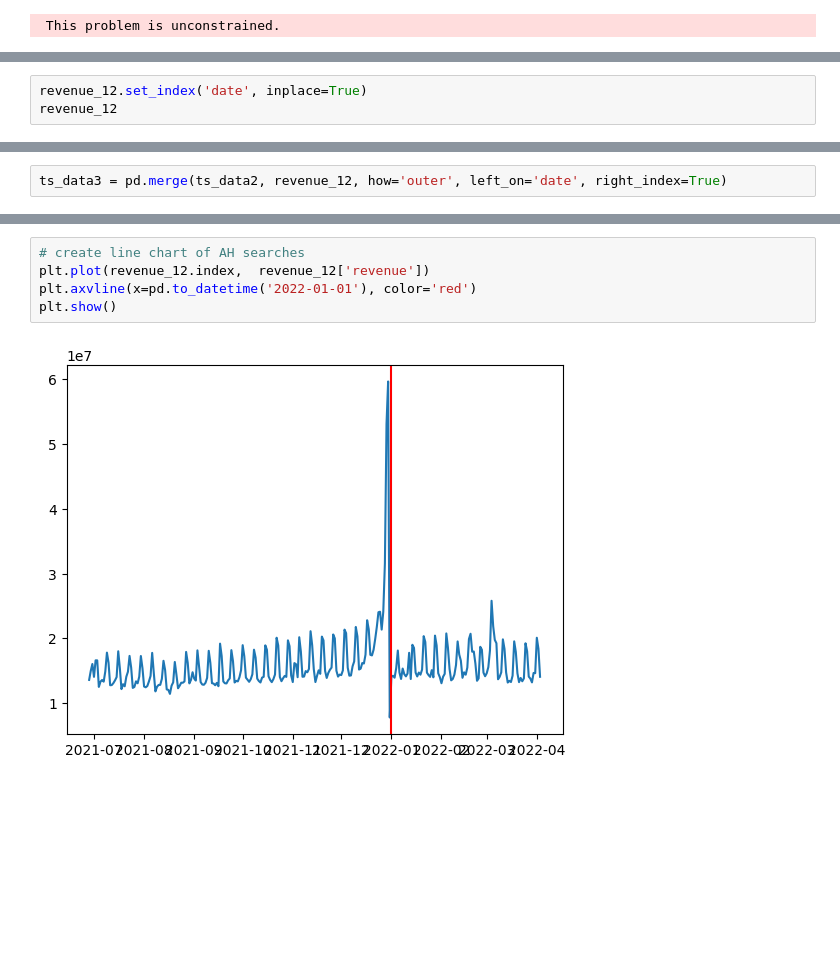
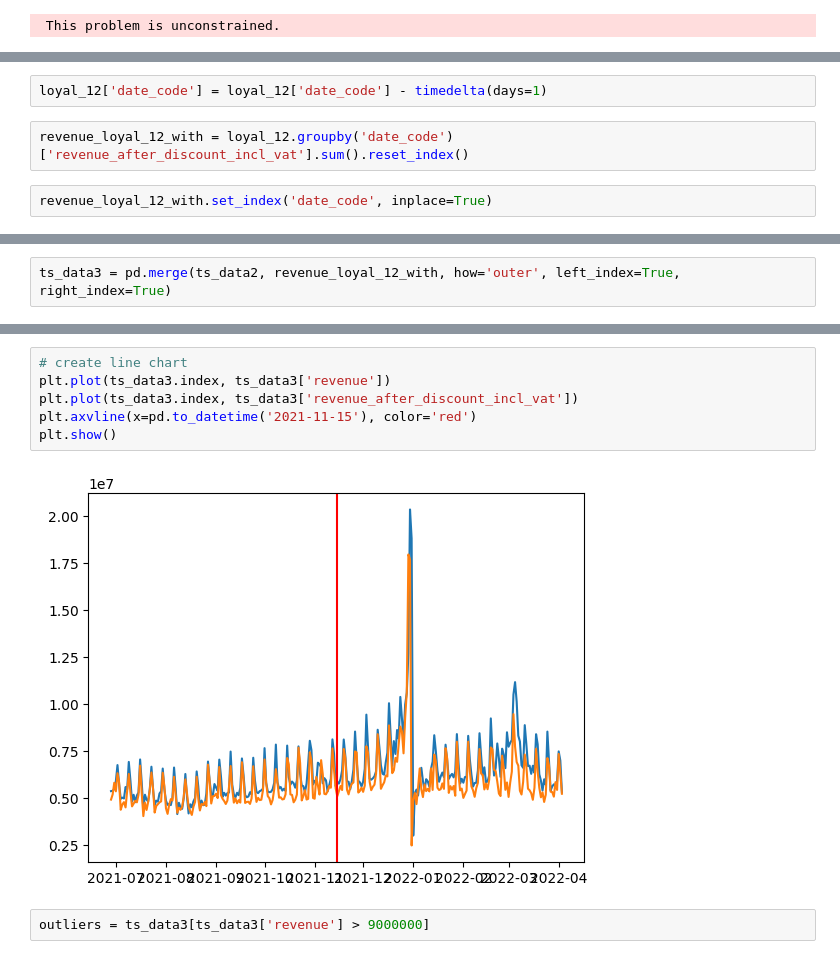
Before and after one commit to MaxMaas/JM0130-M-6, a Jupyter notebook: notebooks/create_causal_impact.ipynb, the cells around one changed output, grey strips where cells are left out. Cells and saved outputs as stored; diff of their text form; blank space fills up the shorter version.

```diff
--- a/notebooks/create_causal_impact.ipynb
+++ b/notebooks/create_causal_impact.ipynb
@@ -221,3 +275,6 @@ revenue_12['date'] = pd.to_datetime(revenue_12['date'])
+# %%
+loyal_12['date_code'] = loyal_12['date_code'] - timedelta(days=1)
+# %%
+revenue_loyal_12_with = loyal_12.groupby('date_code')['revenue_after_discount_incl_vat'].sum().reset_index()
 # %%
-revenue_12.set_index('date', inplace=True)
-revenue_12
+revenue_loyal_12_with.set_index('date_code', inplace=True)
@@ -239,5 +325,5 @@ revenue_12
 # %%
-ts_data3 = pd.merge(ts_data2, revenue_12, how='outer', left_on='date', right_index=True)
+ts_data3 = pd.merge(ts_data2, revenue_loyal_12_with, how='outer', left_index=True, right_index=True)
 # %%
 ts_data3
 # %% [output]
@@ -257,7 +344,10 @@ ts_data3
 # %%
-# create line chart of AH searches
-plt.plot(revenue_12.index,  revenue_12['revenue'])
-plt.axvline(x=pd.to_datetime('2022-01-01'), color='red')
+# create line chart
+plt.plot(ts_data3.index, ts_data3['revenue'])
+plt.plot(ts_data3.index, ts_data3['revenue_after_discount_incl_vat'])
+plt.axvline(x=pd.to_datetime('2021-11-15'), color='red')
 plt.show()
 # %% [output]
-[figure, old version]
+[figure, new version]
+# %%
+outliers = ts_data3[ts_data3['revenue'] > 9000000]
```
Also changed, not shown: parts of 38 cells of this notebook.
